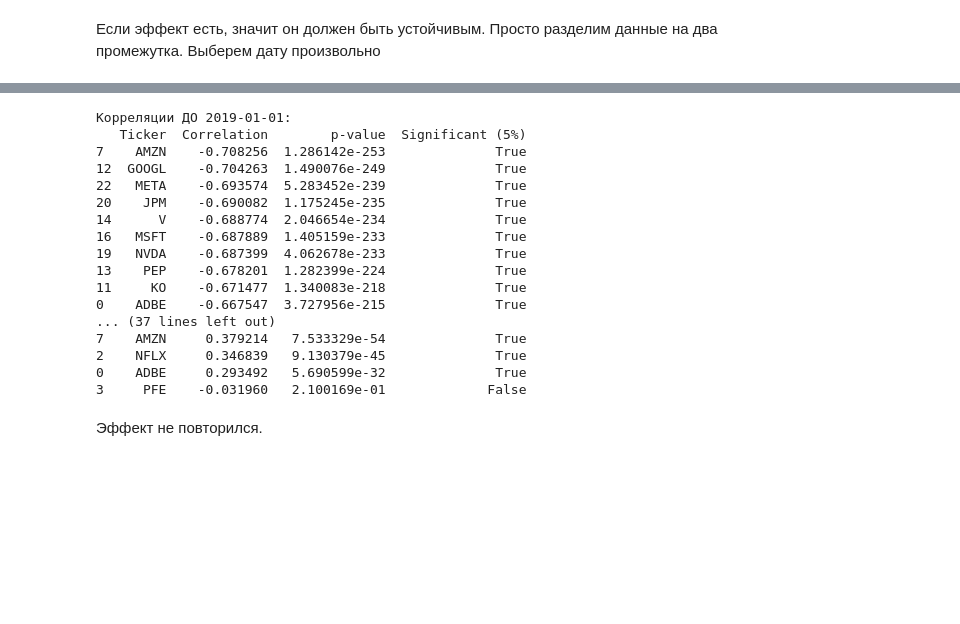
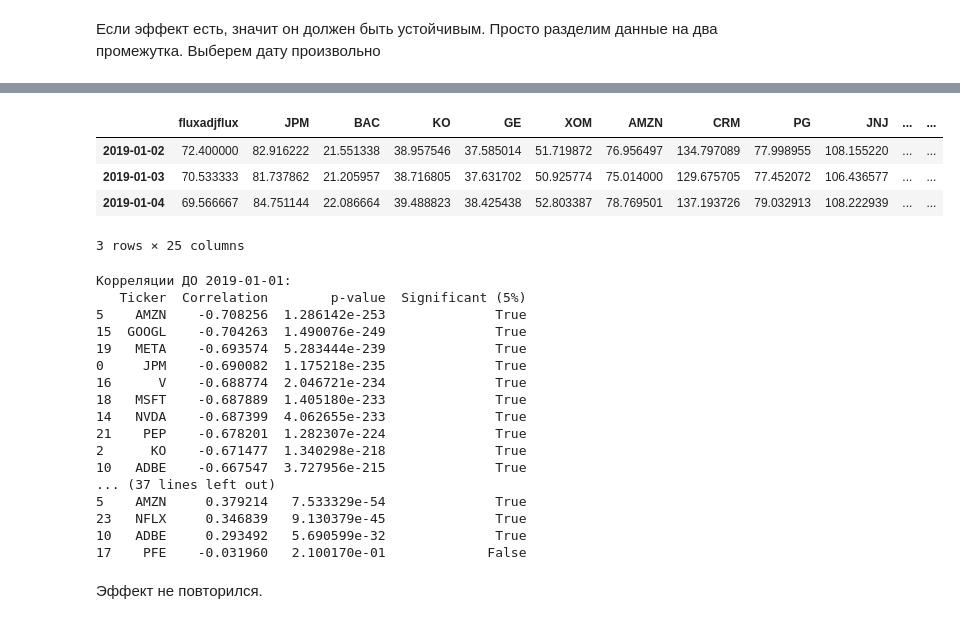
Before and after one commit to pavlozt/stat-trash, a Jupyter notebook: solar/solar-to-stock.ipynb, the cells around one changed output, grey strips where cells are left out. Cells and saved outputs as stored; diff of their text form; code cells hidden in the pictures; blank space fills up the shorter version.

```diff
--- a/solar/solar-to-stock.ipynb
+++ b/solar/solar-to-stock.ipynb
@@ -133,9 +149,12 @@ print(corr_df)
+# %%
+combined_after.head(3)
+# %% [output]
+|  | fluxadjflux | JPM | BAC | KO | GE | XOM | AMZN | CRM | PG | JNJ | ... | ... |
+| 2019-01-02 | 72.400000 | 82.916222 | 21.551338 | 38.957546 | 37.585014 | 51.719872 | 76.956497 | 134.797089 | 77.998955 | 108.155220 | ... | ... |
+| 2019-01-03 | 70.533333 | 81.737862 | 21.205957 | 38.716805 | 37.631702 | 50.925774 | 75.014000 | 129.675705 | 77.452072 | 106.436577 | ... | ... |
+| 2019-01-04 | 69.566667 | 84.751144 | 22.086664 | 39.488823 | 38.425438 | 52.803387 | 78.769501 | 137.193726 | 79.032913 | 108.222939 | ... | ... |
+3 rows × 25 columns
 # %%
-# Разделяем данные на две части по дате
-split_date = '2019-01-01'
-
-combined_before = combined.loc[:split_date]  # Все данные ДО 2019-01-01
-combined_after = combined.loc[split_date:]   # Все данные ПОСЛЕ 2019-01-01 (включительно)
 
 # Создаем функцию для расчета корреляций
 def calculate_correlations(df):
@@ -162,20 +181,20 @@ print(corr_after)
 # %% [output]
 Корреляции ДО 2019-01-01:
    Ticker  Correlation        p-value  Significant (5%)
-7    AMZN    -0.708256  1.286142e-253              True
-12  GOOGL    -0.704263  1.490076e-249              True
-22   META    -0.693574  5.283452e-239              True
-20    JPM    -0.690082  1.175245e-235              True
-14      V    -0.688774  2.046654e-234              True
-16   MSFT    -0.687889  1.405159e-233              True
-19   NVDA    -0.687399  4.062678e-233              True
-13    PEP    -0.678201  1.282399e-224              True
-11     KO    -0.671477  1.340083e-218              True
-0    ADBE    -0.667547  3.727956e-215              True
+5    AMZN    -0.708256  1.286142e-253              True
+15  GOOGL    -0.704263  1.490076e-249              True
+19   META    -0.693574  5.283444e-239              True
+0     JPM    -0.690082  1.175218e-235              True
+16      V    -0.688774  2.046721e-234              True
+18   MSFT    -0.687889  1.405180e-233              True
+14   NVDA    -0.687399  4.062655e-233              True
+21    PEP    -0.678201  1.282307e-224              True
+2      KO    -0.671477  1.340298e-218              True
+10   ADBE    -0.667547  3.727956e-215              True
 ... (37 lines left out)
-7    AMZN     0.379214   7.533329e-54              True
-2    NFLX     0.346839   9.130379e-45              True
-0    ADBE     0.293492   5.690599e-32              True
-3     PFE    -0.031960   2.100169e-01             False
+5    AMZN     0.379214   7.533329e-54              True
+23   NFLX     0.346839   9.130379e-45              True
+10   ADBE     0.293492   5.690599e-32              True
+17    PFE    -0.031960   2.100170e-01             False
 # %% [markdown]
 Эффект не повторился.
```
Also changed, not shown: parts of 9 cells of this notebook.
